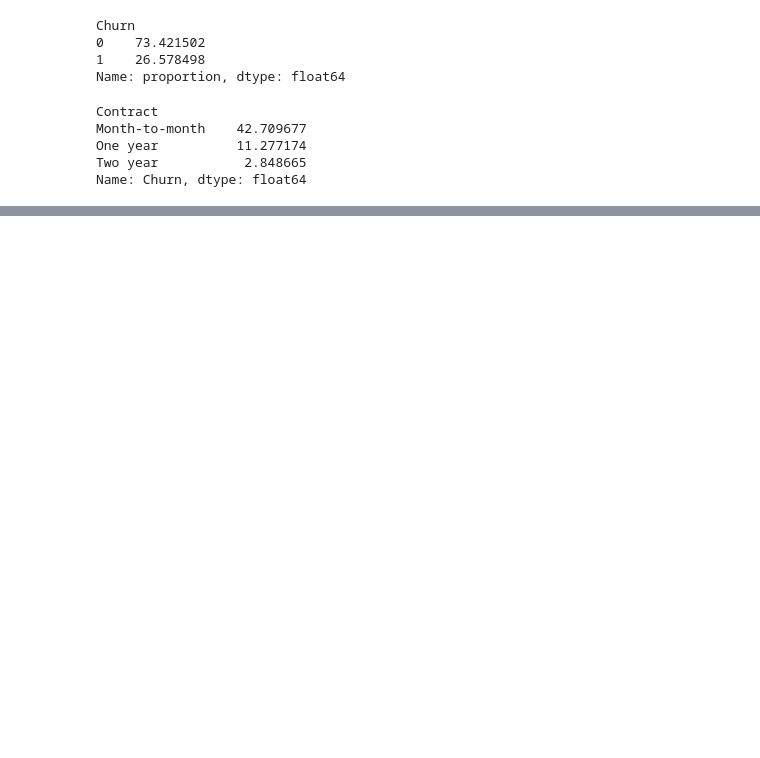
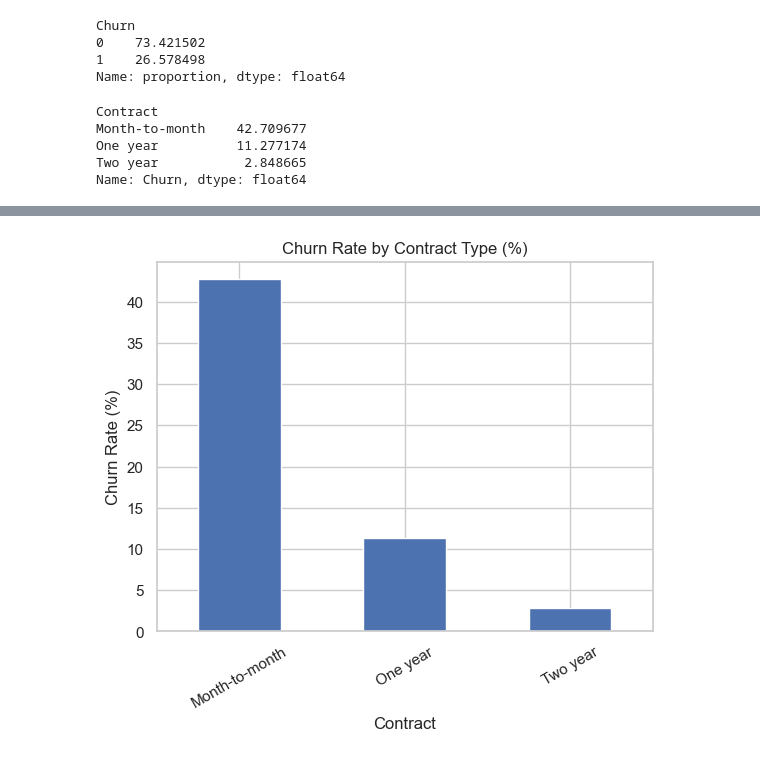
Before and after one commit to daneetjie/CYO_project, a Jupyter notebook: data_exploration_and_cleaning.ipynb, the cells around one changed output, grey strips where cells are left out. Cells and saved outputs as stored; diff of their text form; code cells hidden in the pictures; blank space fills up the shorter version.

```diff
--- a/data_exploration_and_cleaning.ipynb
+++ b/data_exploration_and_cleaning.ipynb
@@ -137,0 +218,8 @@ Name: Churn, dtype: float64
+# %%
+contract_churn.plot(kind="bar")
+plt.title("Churn Rate by Contract Type (%)")
+plt.ylabel("Churn Rate (%)")
+plt.xticks(rotation=30)
+plt.show()
+# %% [output]
+[figure, added]
```
Also changed, not shown: parts of 19 cells of this notebook, 1 other file.
